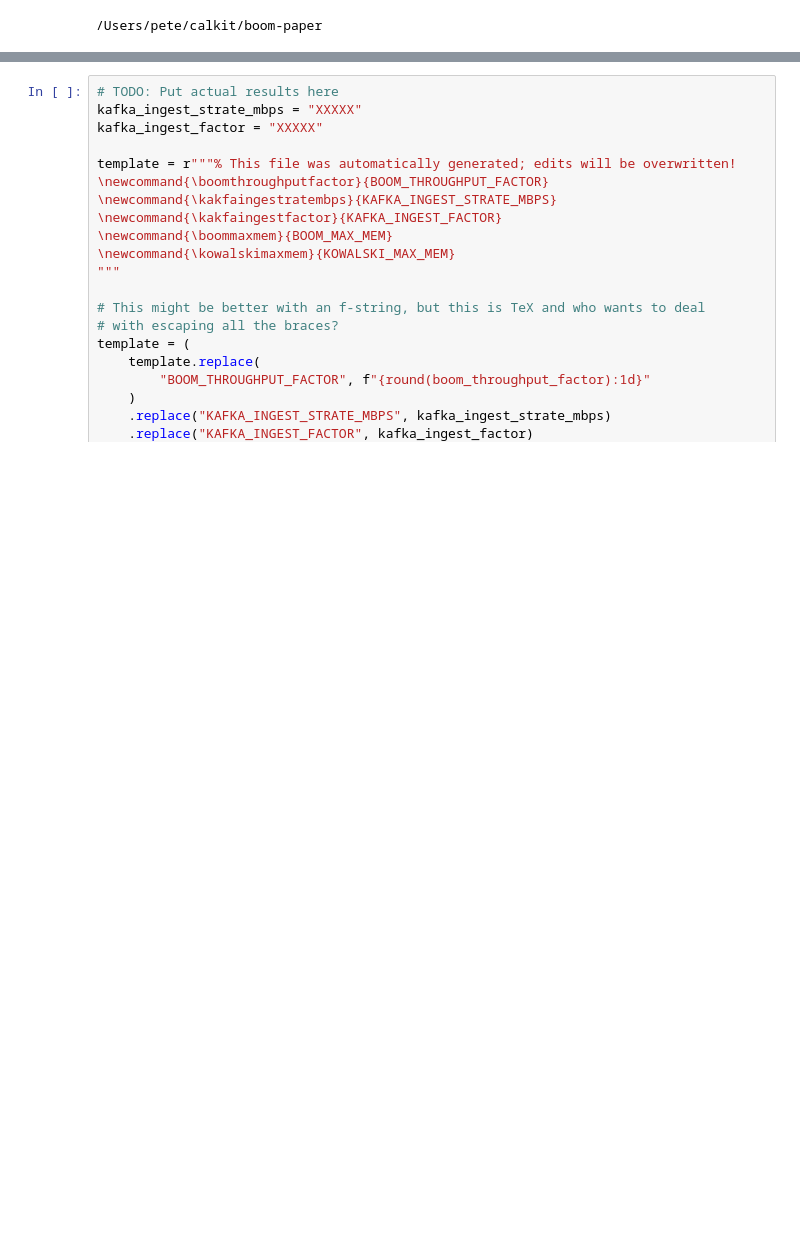
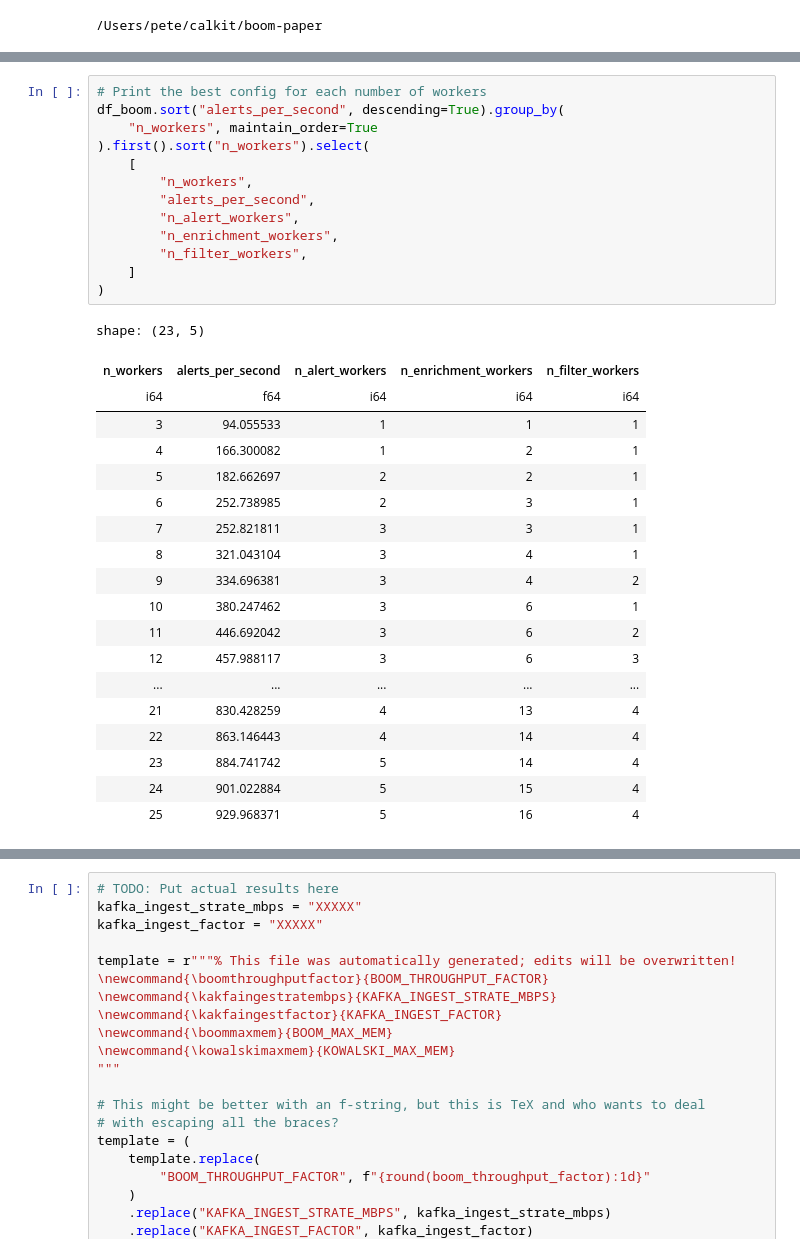
Before and after one commit to boom-astro/boom-paper, a Jupyter notebook: .calkit/notebooks/executed/notebooks/analyze-logs.ipynb, the cells around one changed output, grey strips where cells are left out. Saved outputs shown, nothing was run; the diff lists cells and outputs as text; blank space fills up the shorter version.

Commit message:
Address first round of review comments (#23)

```diff
--- a/.calkit/notebooks/executed/notebooks/analyze-logs.ipynb
+++ b/.calkit/notebooks/executed/notebooks/analyze-logs.ipynb
@@ -215,0 +242,33 @@ fig1.savefig("paper/figures/scaling.pdf")
+# %%
+# Print the best config for each number of workers
+df_boom.sort("alerts_per_second", descending=True).group_by(
+    "n_workers", maintain_order=True
+).first().sort("n_workers").select(
+    [
+        "n_workers",
+        "alerts_per_second",
+        "n_alert_workers",
+        "n_enrichment_workers",
+        "n_filter_workers",
+    ]
+)
+# %% [output]
+shape: (23, 5)
+| n_workers | alerts_per_second | n_alert_workers | n_enrichment_workers | n_filter_workers |
+| i64 | f64 | i64 | i64 | i64 |
+| 3 | 94.055533 | 1 | 1 | 1 |
+| 4 | 166.300082 | 1 | 2 | 1 |
+| 5 | 182.662697 | 2 | 2 | 1 |
+| 6 | 252.738985 | 2 | 3 | 1 |
+| 7 | 252.821811 | 3 | 3 | 1 |
+| 8 | 321.043104 | 3 | 4 | 1 |
+| 9 | 334.696381 | 3 | 4 | 2 |
+| 10 | 380.247462 | 3 | 6 | 1 |
+| 11 | 446.692042 | 3 | 6 | 2 |
+| 12 | 457.988117 | 3 | 6 | 3 |
+| ... | ... | ... | ... | ... |
+| 21 | 830.428259 | 4 | 13 | 4 |
+| 22 | 863.146443 | 4 | 14 | 4 |
+| 23 | 884.741742 | 5 | 14 | 4 |
+| 24 | 901.022884 | 5 | 15 | 4 |
+| 25 | 929.968371 | 5 | 16 | 4 |
```
Also changed, not shown: parts of 7 cells of this notebook, 52 other files.
